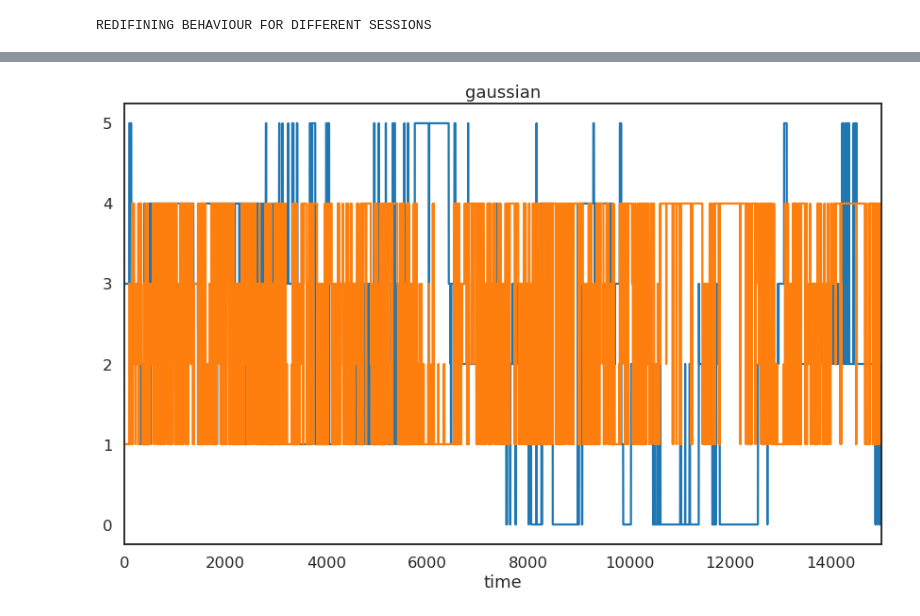
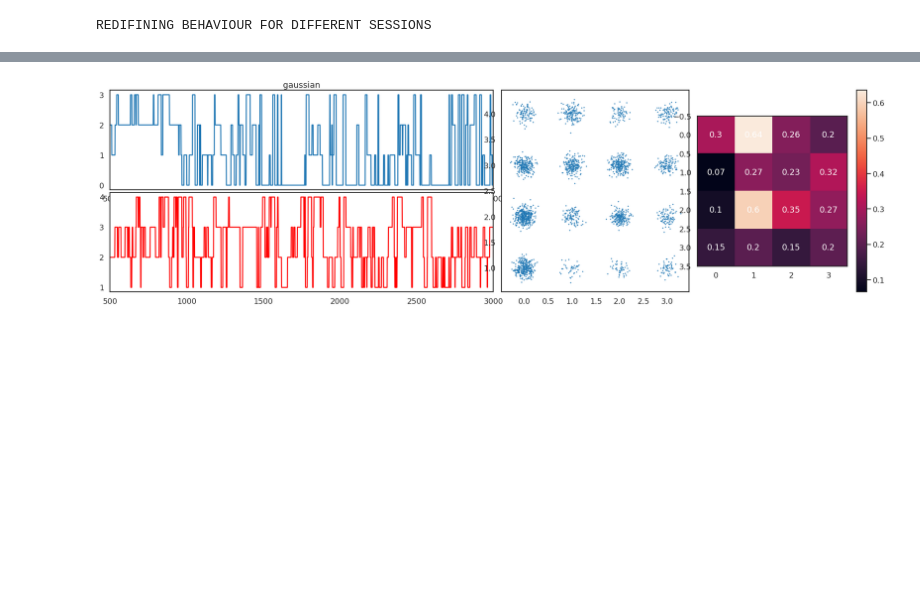
Before and after one commit to melisamc89/neural_analysys, a Jupyter notebook: src/hmm_calcium.ipynb, the cells around one changed output, grey strips where cells are left out. Cells and saved outputs as stored; diff of their text form; code cells hidden in the pictures; blank space fills up the shorter version.

```diff
--- a/src/hmm_calcium.ipynb
+++ b/src/hmm_calcium.ipynb
@@ -382,24 +406,51 @@ plt.show()
-# %%
-# Plot the inferred states
-fig, axs = plt.subplots(len(observations), 1, figsize=(12, 8))
-
-# Plot the inferred states
-for i, obs in enumerate(observations):
-    zs = []
-    _, _, smoothed_z, _ = results[(obs, method)]
-    plt.plot(smoothed_z)
-    if i != len(observations) - 1:
-        plt.xticks()
-    else:
-        plt.xlabel("time")
-    plt.title(obs)
-
-plt.plot(ybehaviour)
-plt.xlim([0,15000])
-plt.tight_layout()
-plt.show()
-# %% [output]
-[figure, removed]
+# %%
+# Plot the inferred states
+fig = plt.figure(figsize = (30,8))
+gs = plt.GridSpec(12, 16)
+x1 = 500
+x2 = 3000
+
+ax = fig.add_subplot(gs[0:6, 0:8])
+# Plot the inferred states
+for i, obs in enumerate(observations):
+    zs = []
+    _, _, smoothed_z, _ = results[(obs, method)]
+    ax.plot(smoothed_z)
+    if i != len(observations) - 1:
+        ax.set_xticks()
+    else:
+        ax.set_xlabel("time")
+    ax.set_title(obs)
+
+#ax[0].plot(ybehaviour)
+ax.set_xlim([x1,x2])
+#ax[0].tight_layout()
+
+ax = fig.add_subplot(gs[6:12, 0:8])
+ybehaviour_filtered = signal.medfilt(ybehaviour,7)
+ax.plot(ybehaviour_filtered, color = 'r')
+ax.set_xlim([x1,x2])
+
+ax = fig.add_subplot(gs[:, 8:12])
+ax.scatter(smoothed_z[x1:x2]+np.random.normal(0,0.1,x2-x1),signal.medfilt(ybehaviour,7)[x1:x2]+np.random.normal(0,0.1,x2-x1), 1)
+
+histogram = np.zeros((4,4))
+for x, y in zip(list(smoothed_z),list(ybehaviour_filtered)):
+    histogram[int(x),int(y)-1] +=1
+histogram = histogram/np.sum(histogram,axis = 1)
+
+ax4 = fig.add_subplot(gs[:, 12:16])
+confusion = ax4.imshow(histogram)
+fig.colorbar(confusion, ax=ax4)
+
+for i in range(len(histogram)):
+    for j in range(len(histogram)):
+        text = ax4.text(j, i, round(histogram[i,j],2),
+                    ha="center", va="center", color="w")
+
+#plt.subplots_adjust(wspace=0.1, hspace=0.0)
+# %% [output]
+[figure, added]
 # %%
 hmm_z = model.most_likely_states(X)
 # %%
```
Also changed, not shown: parts of 7 cells of this notebook.
